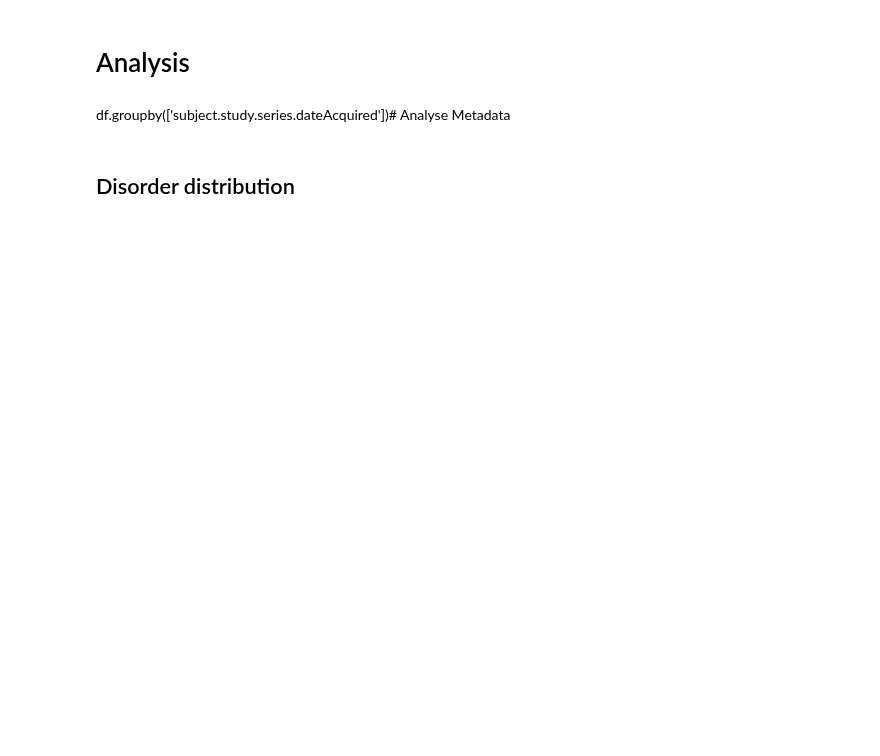
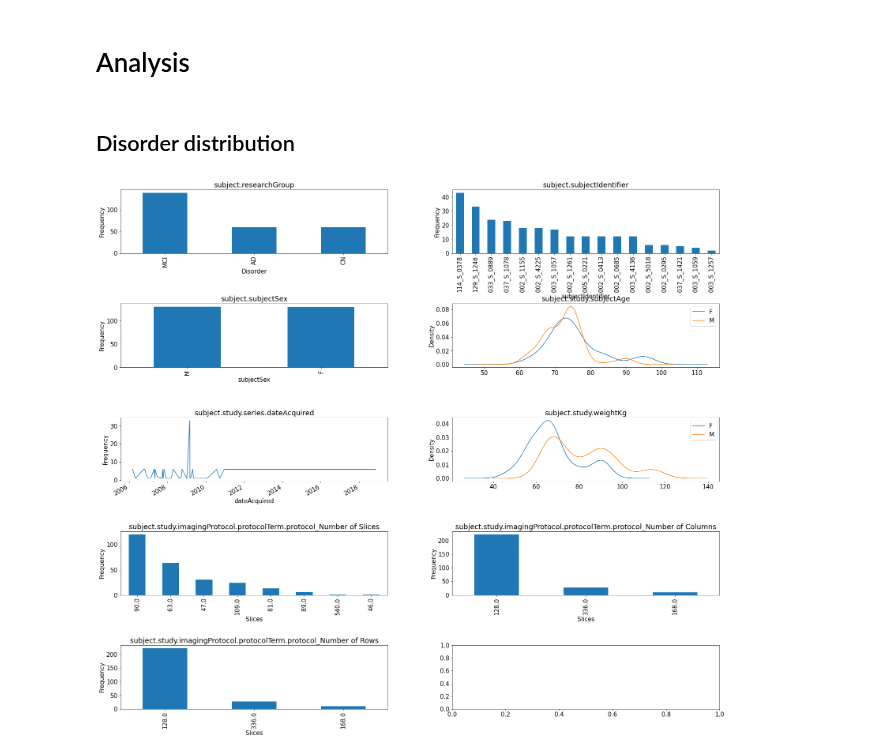
Before and after one commit to FredrikM97/Medical-ROI, a Jupyter notebook: Development/Analyse.ipynb, the cells around one changed output. Cells and saved outputs as stored; diff of their text form; code cells hidden in the pictures; blank space fills up the shorter version.

Commit message:
Added new plots and implemented features

```diff
--- a/Development/Analyse.ipynb
+++ b/Development/Analyse.ipynb
@@ -65,7 +65,6 @@ Processing type of subject.study.series.dateAcquired
 # %% [markdown]
 # Load images
 # %%
-image_dict = dataloader.get_images(ADNI_dir)
-image_df = utils.dict_to_pandas(image_dict,columns=[1,2,3,4,5,6,7])
-image_dict
+image_dict, image_columns = dataloader.get_images(ADNI_dir)
+image_df = utils.dict_to_pandas(image_dict,columns=image_columns)
 # %% [output]
@@ -123,2 +77,3 @@ AttributeError: module 'utils' has no attribute 'display_dict_to_yaml'
 # %%
-merged_df = utils.merge_df(image_df, meta_df,cols=['subject.subjectIdentifier','subject.study.imagingProtocol.imageUID'])
+image_meta_df = utils.merge_df(image_df, meta_df,cols=['subject.subjectIdentifier','subject.study.imagingProtocol.imageUID'])
+utils.display_all_pd_cols(image_meta_df)
@@ -136,43 +87,54 @@ with pd.option_context('display.max_columns', None):
 # %% [markdown]
 # Analysis
-# %% [markdown]
-df.groupby(['subject.study.series.dateAcquired'])# Analyse Metadata
 # %% [markdown]
 ## Disorder distribution
 # %%
 import matplotlib.pyplot as plt
 plt.rcParams.update({'font.size': 15})
-fig, axes = plt.subplots(nrows=3, ncols=2, figsize=(30,15))
+fig, axes = plt.subplots(nrows=5, ncols=2, figsize=(25,25))
 fig.tight_layout(pad=8.0)
 #.plot(); axes[0,0].set_title('A')
-df['subject.researchGroup'].value_counts().plot(kind='bar',
+image_meta_df['subject.researchGroup'].value_counts().plot(kind='bar',
                                     ax=axes[0,0],
                                     title="subject.researchGroup", xlabel="Disorder", ylabel="Frequency")
 
-df['subject.subjectIdentifier'].value_counts().plot(kind='bar',
+image_meta_df['subject.subjectIdentifier'].value_counts().plot(kind='bar',
                                     ax=axes[0,1],
                                     title="subject.subjectIdentifier", xlabel="subjectIdentifier", ylabel="Frequency")
 
-df['subject.subjectSex'].value_counts().plot(kind='bar',
+image_meta_df['subject.subjectSex'].value_counts().plot(kind='bar',
                                     ax=axes[1,0],
                                     title="subject.subjectSex", xlabel="subjectSex", ylabel="Frequency")
 
-df.groupby('subject.subjectSex')['subject.study.subjectAge'].plot(kind='kde',
+image_meta_df.groupby('subject.subjectSex')['subject.study.subjectAge'].plot(kind='kde',
                                     ax=axes[1,1],
                                     title="subject.study.subjectAge", xlabel="subjectAge", ylabel="Frequency",legend=True)
 
 
-pd.value_counts(df['subject.study.series.dateAcquired']).plot(
+pd.value_counts(image_meta_df['subject.study.series.dateAcquired']).plot(
                                     ax=axes[2,0],
                                     title="subject.study.series.dateAcquired", xlabel="dateAcquired", ylabel="Frequency")
 
-df.groupby('subject.subjectSex')['subject.study.weightKg'].plot(kind='kde',
+image_meta_df.groupby('subject.subjectSex')['subject.study.weightKg'].plot(kind='kde',
                                     ax=axes[2,1],
                                     title="subject.study.weightKg", xlabel="weightKg", ylabel="Frequency",legend=True)
 
-# TODO:
-# Number of cols, rows and slices (subject.study.imagingProtocol.protocolTerm.protocol_Number of Slices)
+image_meta_df['subject.study.imagingProtocol.protocolTerm.protocol_Number of Slices'].value_counts().plot(kind="bar",
+                                    ax=axes[3,0],
+                                    title="subject.study.imagingProtocol.protocolTerm.protocol_Number of Slices", xlabel="Slices", ylabel="Frequency")
+
+image_meta_df['subject.study.imagingProtocol.protocolTerm.protocol_Number of Columns'].value_counts().plot(kind="bar",
+                                    ax=axes[3,1],
+                                    title="subject.study.imagingProtocol.protocolTerm.protocol_Number of Columns", xlabel="Slices", ylabel="Frequency")
+
+image_meta_df['subject.study.imagingProtocol.protocolTerm.protocol_Number of Rows'].value_counts().plot(kind="bar",
+                                    ax=axes[4,0],
+                                    title="subject.study.imagingProtocol.protocolTerm.protocol_Number of Rows", xlabel="Slices", ylabel="Frequency")
+
+
 plt.show()
+# %% [output]
+[figure, added]
 # %%
 # Notes
 * Dont take 60 min dynamic - Iter(Brain Mod
```
Also changed, not shown: parts of 6 cells of this notebook.
